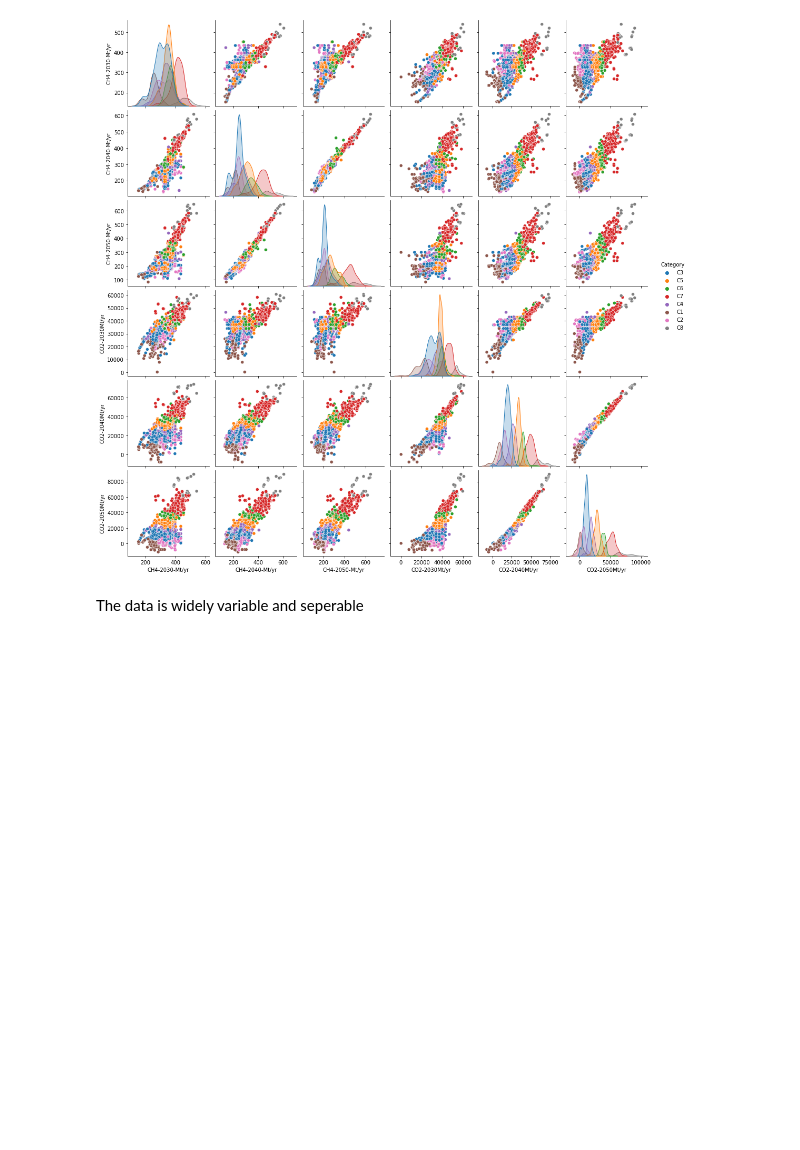
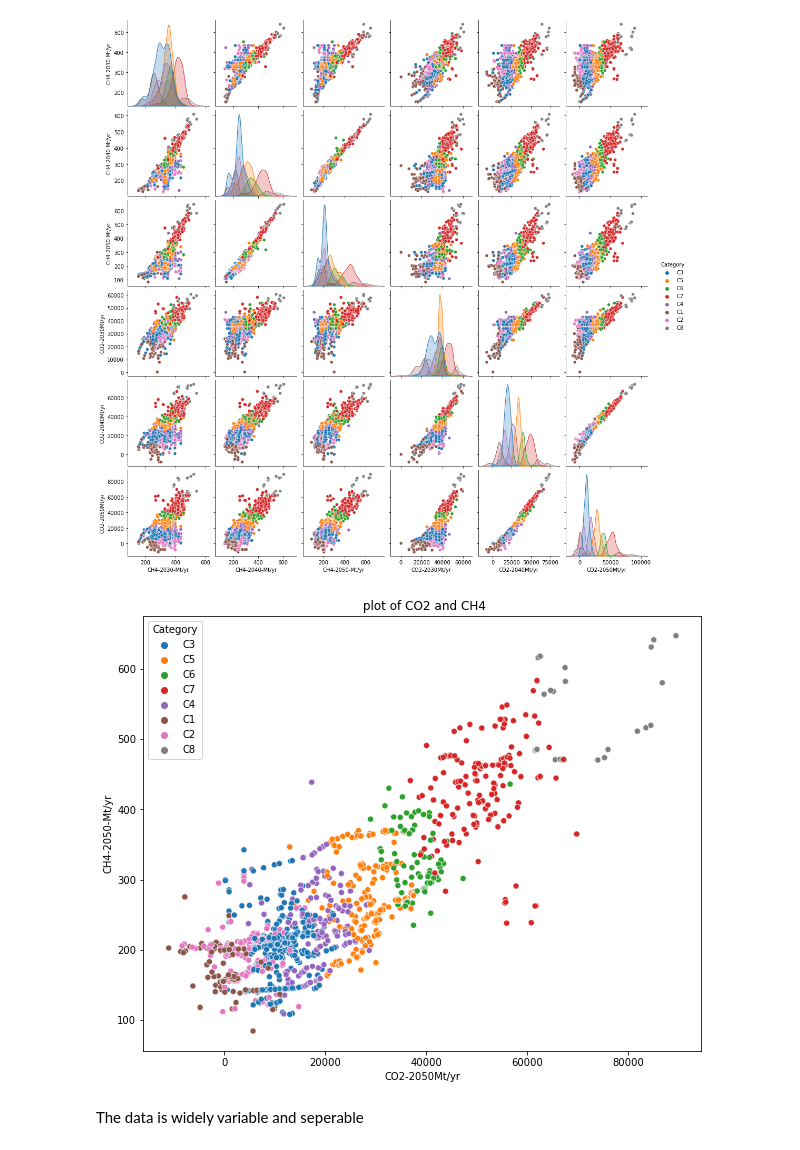
Before and after one commit to muadelm/IPCC_Scenarios, a Jupyter notebook: Classification_of_scenarioes_June2023/Classification_of_scenarioes.ipynb, the cells around one changed output. Saved outputs shown, nothing was run; the diff lists cells and outputs as text; code cells hidden in the pictures; blank space fills up the shorter version.

```diff
--- a/Classification_of_scenarioes_June2023/Classification_of_scenarioes.ipynb
+++ b/Classification_of_scenarioes_June2023/Classification_of_scenarioes.ipynb
@@ -276,6 +295,13 @@ Finally the dataset is in a clean and clear format with the features as columns
 sns.pairplot(df_final, hue='Category');
 # %% [output]
 [figure]
+# %%
+plt.figure(figsize=(10, 8))
+sns.scatterplot(data=df_final, x="CO2-2050Mt/yr", y="CH4-2050-Mt/yr", hue="Category")
+plt.title(' plot of CO2 and CH4')
+plt.show()
+# %% [output]
+[figure, added]
 # %% [markdown]
 The data is widely variable and seperable
 # %% [markdown]
```
Also changed, not shown: parts of 4 cells of this notebook.
